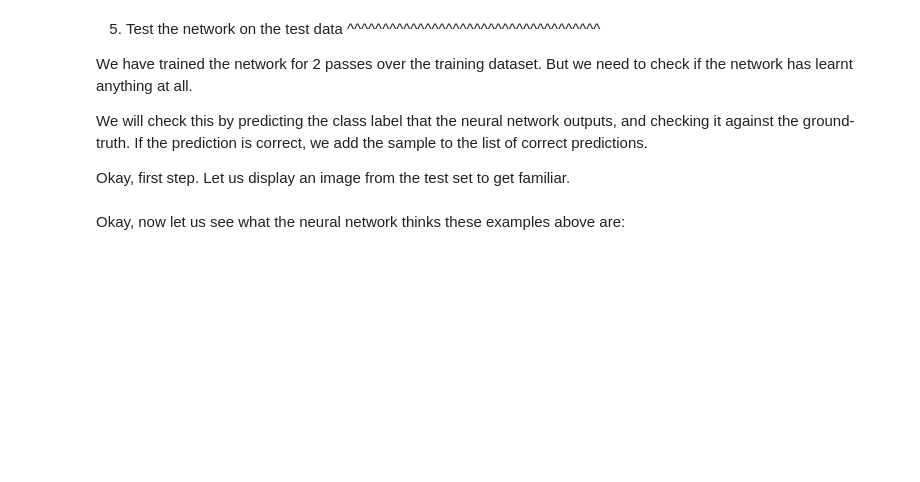
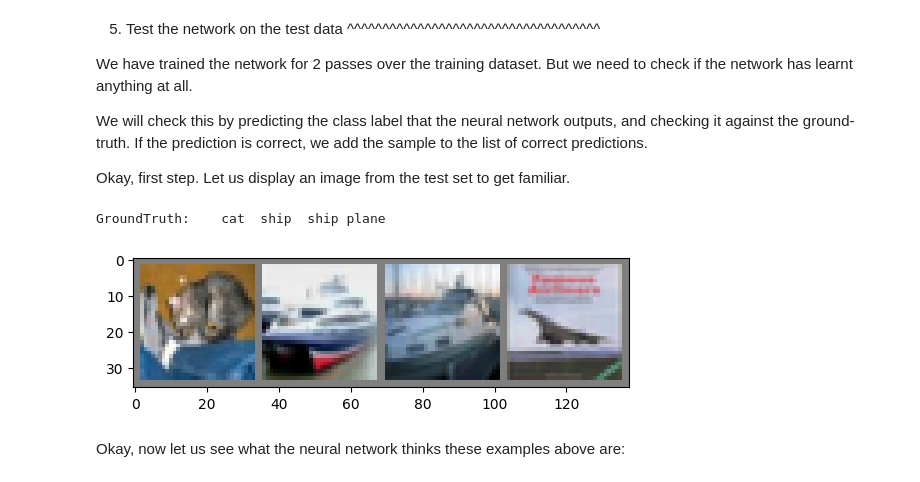
Before and after one commit to nhhpbc7a1/100k_project, a Jupyter notebook: _downloads/cifar10_model3.ipynb, the cells around one changed output. Saved outputs shown, nothing was run; the diff lists cells and outputs as text; code cells hidden in the pictures; blank space fills up the shorter version.

```diff
--- a/_downloads/cifar10_model3.ipynb
+++ b/_downloads/cifar10_model3.ipynb
@@ -267,11 +287,14 @@ correct, we add the sample to the list of correct predictions.
 Okay, first step. Let us display an image from the test set to get familiar.
 # %%
 dataiter = iter(testloader)
-images, labels = dataiter.next()
+images, labels = next(dataiter)
 
 # print images
 imshow(torchvision.utils.make_grid(images))
 print('GroundTruth: ', ' '.join('%5s' % classes[labels[j]] for j in range(4)))
+# %% [output]
+GroundTruth:    cat  ship  ship plane
+[figure, added]
 # %% [markdown]
 Okay, now let us see what the neural network thinks these examples above are:
 # %%
```
Also changed, not shown: parts of 7 cells of this notebook.
